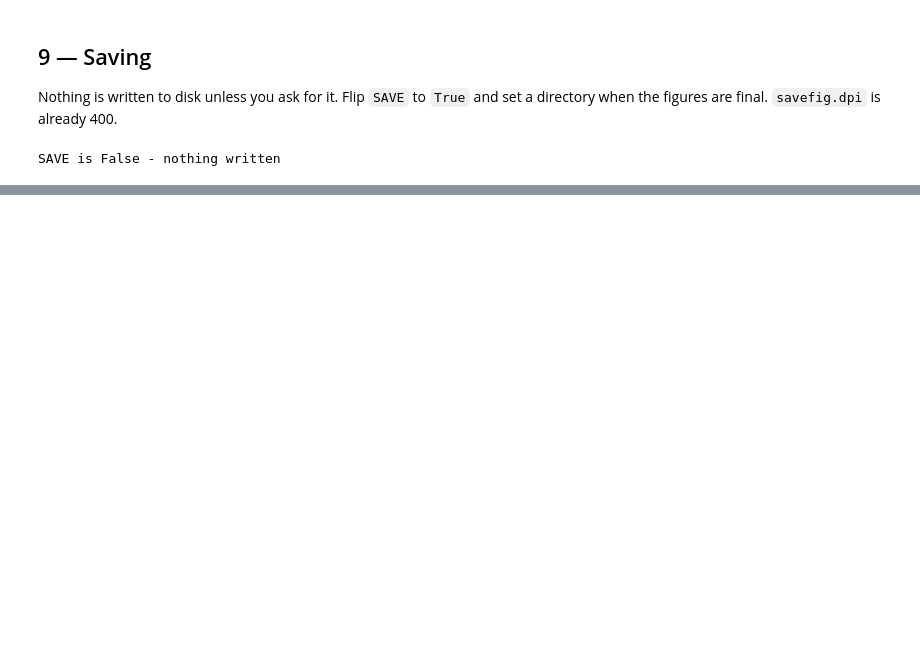
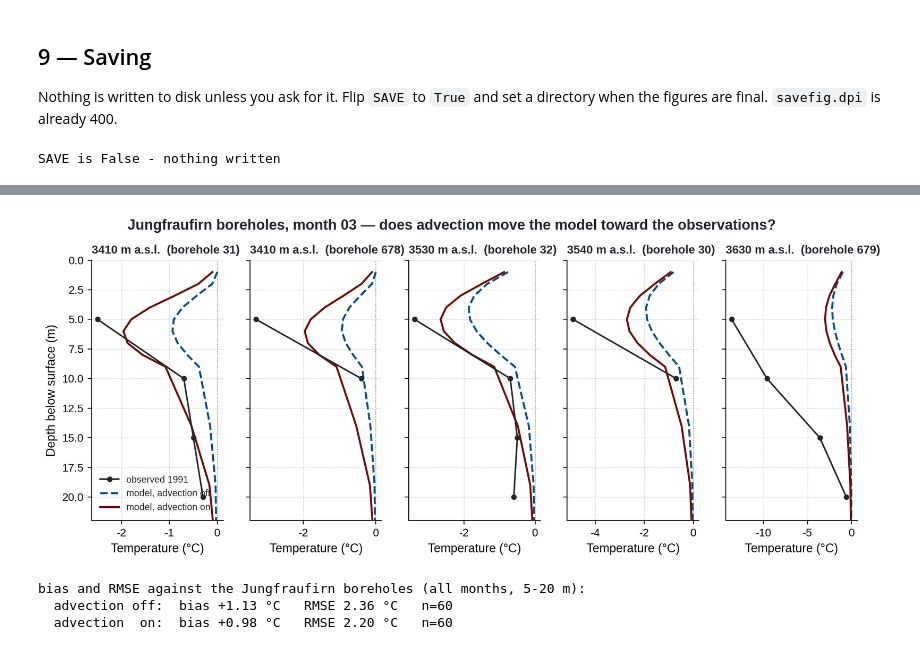
Before and after one commit to eth-vaw-glaciology/GloGEM, a Jupyter notebook: flow_analysis/advection_cross_section.ipynb, the cells around one changed output, grey strips where cells are left out. Drawn from its saved outputs; the diff is of its cells as text; code cells hidden in the pictures; blank space fills up the shorter version.

```diff
--- a/flow_analysis/advection_cross_section.ipynb
+++ b/flow_analysis/advection_cross_section.ipynb
@@ -893,6 +901,7 @@ only view in which the cold-firn question can actually be inspected.
 # %%
-def depth_figure(sections, year, name=NAME, figsize=(7.6, 8.4), view=None,
+def depth_figure(sections, year, name=None, figsize=(7.6, 8.4), view=None,
                  diff_pct=98.0):
+    name = name or NAME          # see advection_figure: a NAME default binds at def time
     view = view or TEMPERATURE_VIEW
     key  = 'd_homologous' if view == 'homologous' else 'd_values'
     off, on = sections['off'], sections['on']
@@ -1103,10 +1205,12 @@ SAVE = False
 OUTDIR = Path.home()
 
 if SAVE:
-    for f, stem in ((fig_depth,     'ggmw2026_depth_view'),
-                    (figs['02596'], 'ggmw2026_aletsch_cross_section'),
-                    (figs['01225'], 'ggmw2026_gorner_cross_section'),
-                    (fig_vel,       'ggmw2026_advection_field')):
+    for f, stem in ((fig_depth,      'ggmw2026_depth_view'),
+                    (figs['02596'],  'ggmw2026_aletsch_cross_section'),
+                    (figs['01225'],  'ggmw2026_grenz_cross_section'),
+                    (vfigs['02596'], 'ggmw2026_aletsch_advection_field'),
+                    (vfigs['01225'], 'ggmw2026_grenz_advection_field'),
+                    (vdfigs['01225'], 'ggmw2026_grenz_advection_field_depth')):
         for ext in ('pdf', 'png'):
             p = OUTDIR / f'{stem}.{ext}'
             f.savefig(p, bbox_inches='tight')
@@ -1117,0 +1285,63 @@ SAVE is False - nothing written
+# %%
+def borehole_figure(month=3, zmax=22, figsize=(10.5, 4.2)):
+    sites = sorted(obs.groupby(['elev', 'borehole_id']).groups, key=lambda t: t[0])
+    sites = [s for s in sites if month in obs[(obs.elev == s[0]) &
+                                              (obs.borehole_id == s[1])].month.values]
+    fig, axes = plt.subplots(1, len(sites), figsize=figsize, sharey=True)
+    axes = np.atleast_1d(axes)
+    for ax, (e, bid) in zip(axes, sites):
+        g = obs[(obs.elev == e) & (obs.borehole_id == bid) & (obs.month == month)].sort_values('depth')
+        ax.plot(g.temperature, g.depth, 'o-', color=INK, ms=4, lw=1.4,
+                label='observed 1991', zorder=4)
+        ke = min(mod_on, key=lambda k: abs(k - e))
+        for src, col, ls, lab in ((mod_off, COL_COLD, '--', 'model, advection off'),
+                                  (mod_on,  COL_TEMPERATE, '-', 'model, advection on')):
+            m = src[ke]; r = np.where(m['month'] == month)[0]
+            if not len(r):
+                continue
+            ax.plot(m['T'][r[0]], m['depth'], ls, color=col, lw=1.8, label=lab, zorder=3)
+        ax.set_title(f'{e:.0f} m a.s.l.  (borehole {bid})', fontsize=10.5,
+                     fontweight='bold', color=INK, loc='left')
+        ax.set_ylim(zmax, 0)
+        ax.axvline(0, color='0.6', lw=0.8, ls=':')
+        ax.grid(True, color='0.45', alpha=0.30, ls='--', lw=0.5)
+        ax.set_xlabel('Temperature (°C)')
+        for s in ('top', 'right'):
+            ax.spines[s].set_visible(False)
+    axes[0].set_ylabel('Depth below surface (m)')
+    axes[0].legend(loc='lower left', fontsize=8.5, frameon=False, labelcolor=INK)
+    fig.text(0.5, 1.0, f'Jungfraufirn boreholes, month {month:02d} — '
+                       f'does advection move the model toward the observations?',
+             ha='center', va='bottom', fontsize=13, fontweight='bold', color=INK)
+    fig.tight_layout()
+    return fig
+
+fig_bh = borehole_figure(month=3)
+plt.show()
+
+# how much of the observed cold does each member capture?
+rows = []
+for (e, bid), g in obs.groupby(['elev', 'borehole_id']):
+    ke = min(mod_on, key=lambda k: abs(k - e))
+    for mo, gg in g.groupby('month'):
+        gg = gg.sort_values('depth')
+        for z in (5, 10, 15, 20):
+            o = np.interp(z, gg.depth, gg.temperature, left=np.nan, right=np.nan)
+            if not np.isfinite(o):
+                continue
+            j = int(np.argmin(np.abs(mod_on[ke]['depth'] - z)))
+            for src, lab in ((mod_off, 'off'), (mod_on, 'on')):
+                r = np.where(src[ke]['month'] == mo)[0]
+                if len(r):
+                    rows.append((lab, e, mo, z, o, src[ke]['T'][r[0], j]))
+r = pd.DataFrame(rows, columns=['member', 'elev', 'month', 'depth', 'obs', 'mod'])
+r['err'] = r['mod'] - r['obs']
+print('bias and RMSE against the Jungfraufirn boreholes (all months, 5-20 m):')
+for lab, g in r.groupby('member'):
+    print(f'  advection {lab:>3}:  bias {g.err.mean():+.2f} °C   '
+          f'RMSE {np.sqrt((g.err**2).mean()):.2f} °C   n={len(g)}')
+# %% [output]
+[figure, added]
+bias and RMSE against the Jungfraufirn boreholes (all months, 5-20 m):
+  advection off:  bias +1.13 °C   RMSE 2.36 °C   n=60
+  advection  on:  bias +0.98 °C   RMSE 2.20 °C   n=60
```
Also changed, not shown: parts of 11 cells of this notebook.
